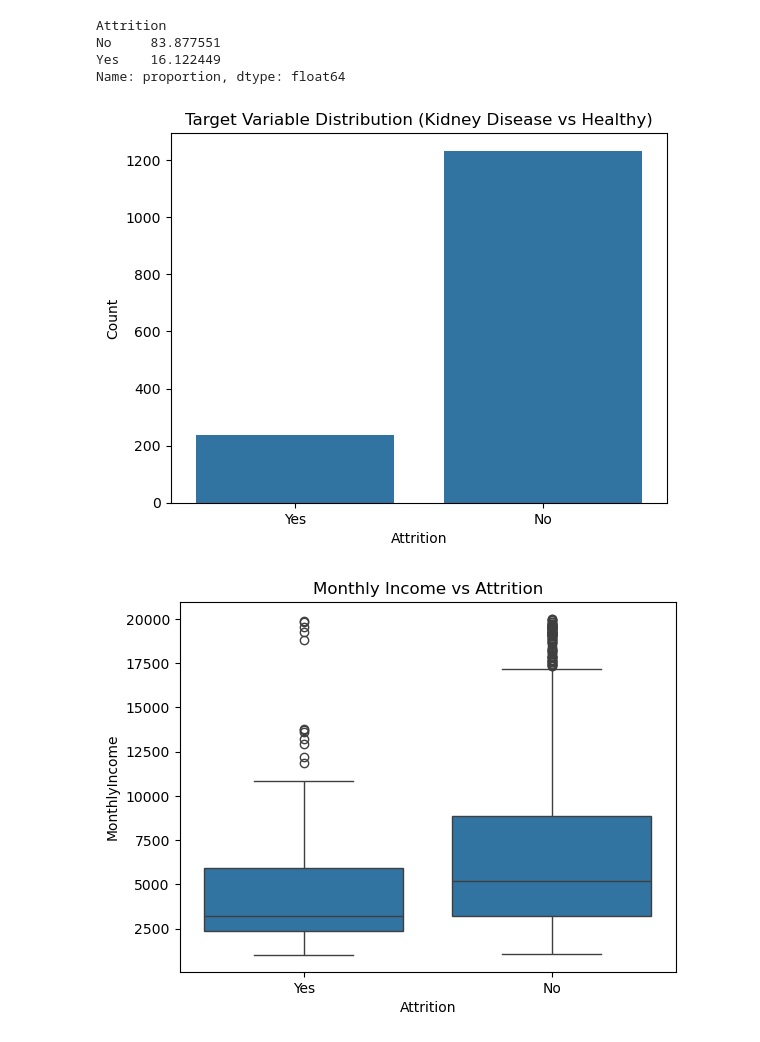
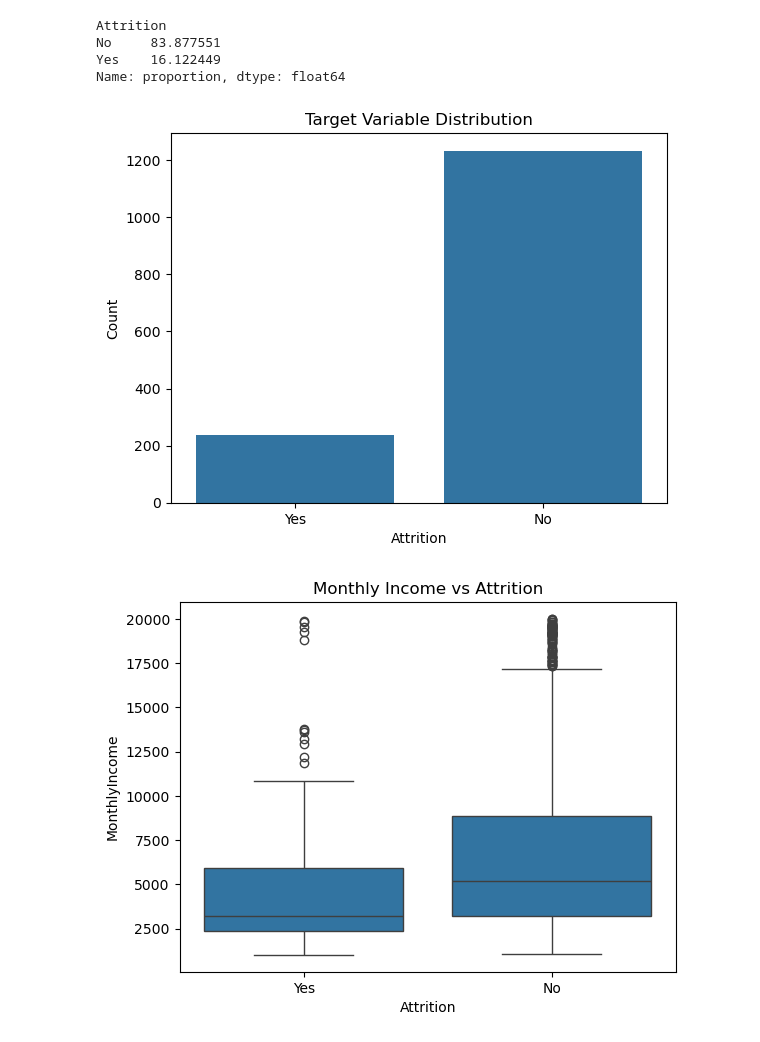
Before and after one commit to Haripriya-2310/Employee-Attrition-Analysis-and-Prediction, a Jupyter notebook: Employee Attrition Prediction.ipynb, the cells around one changed output. Saved outputs shown, nothing was run; the diff lists cells and outputs as text; code cells hidden in the pictures.

```diff
--- a/Employee Attrition Prediction.ipynb
+++ b/Employee Attrition Prediction.ipynb
@@ -115,17 +115,17 @@ Name: proportion, dtype: float64
 # %%
 # Target variable distribution (Attrition)
 
 import seaborn as sns
 import matplotlib.pyplot as plt
 
 # Bar plot
 plt.figure()
 sns.countplot(x ='Attrition', data=data)
-plt.title("Target Variable Distribution (Kidney Disease vs Healthy)")
+plt.title("Target Variable Distribution")
 plt.ylabel("Count")
 plt.show()
 # %% [output]
-[figure, old version]
+[figure, new version]
 # %%
 # Monthly Income vs Attrition (Key Factor)
 
```
Also changed, not shown: parts of 2 cells of this notebook.
